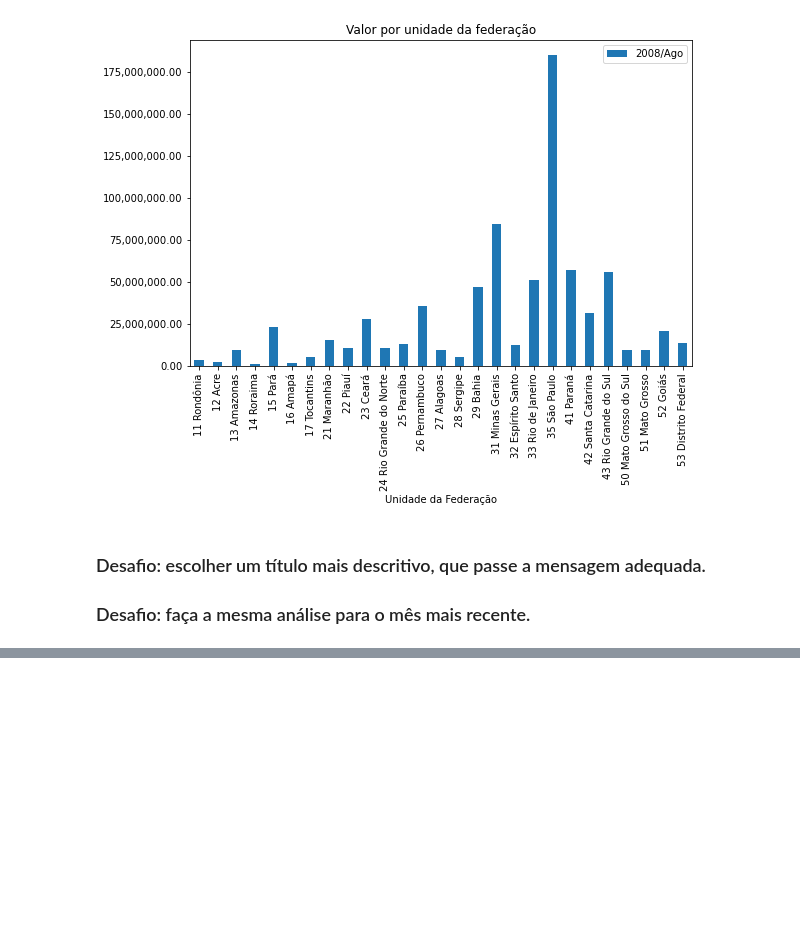
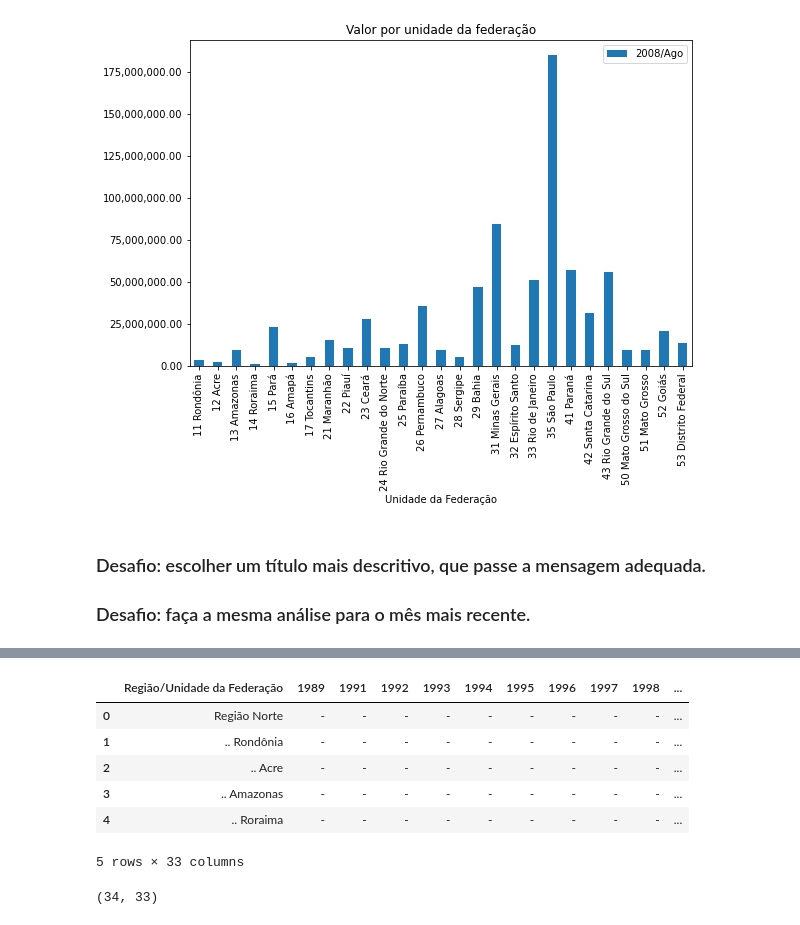
Before and after one commit to henriqlustosa/Alura_Bootcamp_Henrique, a Jupyter notebook: Agendamento_Analise.ipynb, the cells around one changed output, grey strips where cells are left out. Drawn from its saved outputs; the diff is of its cells as text; code cells hidden in the pictures; blank space fills up the shorter version.

Commit message:
Trabalhando arquivos para realizacao do trabalho

```diff
--- a/Agendamento_Analise.ipynb
+++ b/Agendamento_Analise.ipynb
@@ -104,0 +141,16 @@ assess_NA(dados)
+# %%
+dados_atend = pd.read_csv("DataBase/Arquivo_Valor_Atendimento.csv",engine ="python",skiprows = 3,skipfooter =10, encoding = "ISO 8859-1", sep = ";", thousands =".", decimal= ",")
+# %%
+dados_atend.head()
+# %% [output]
+|  | Região/Unidade da Federação | 1989 | 1991 | 1992 | 1993 | 1994 | 1995 | 1996 | 1997 | 1998 | ... |
+| 0 | Região Norte | - | - | - | - | - | - | - | - | - | ... |
+| 1 | .. Rondônia | - | - | - | - | - | - | - | - | - | ... |
+| 2 | .. Acre | - | - | - | - | - | - | - | - | - | ... |
+| 3 | .. Amazonas | - | - | - | - | - | - | - | - | - | ... |
+| 4 | .. Roraima | - | - | - | - | - | - | - | - | - | ... |
+5 rows × 33 columns
+# %%
+dados_atend.shape
+# %% [output]
+(34, 33)
```
Also changed, not shown: parts of 4 cells of this notebook, 4 other files.
